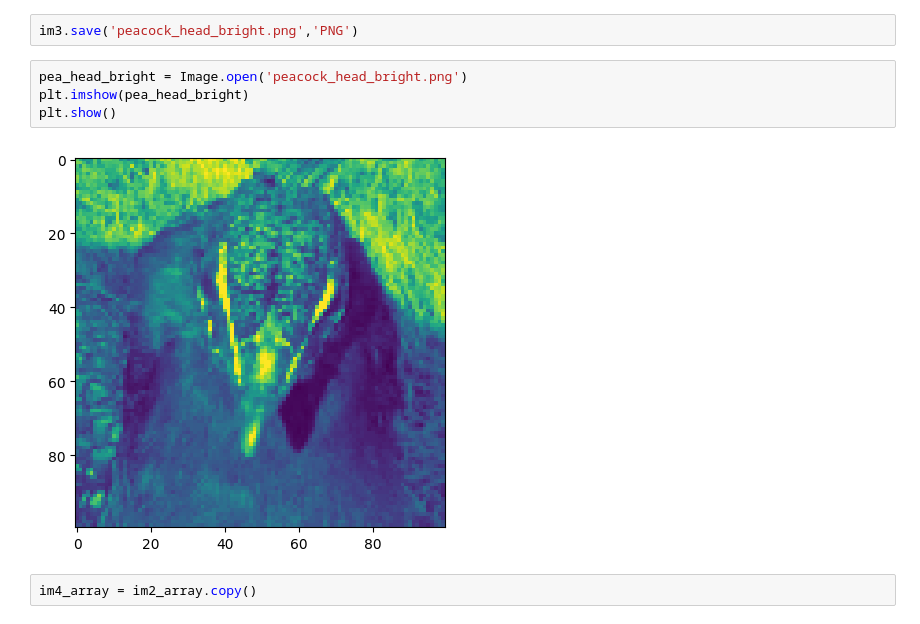
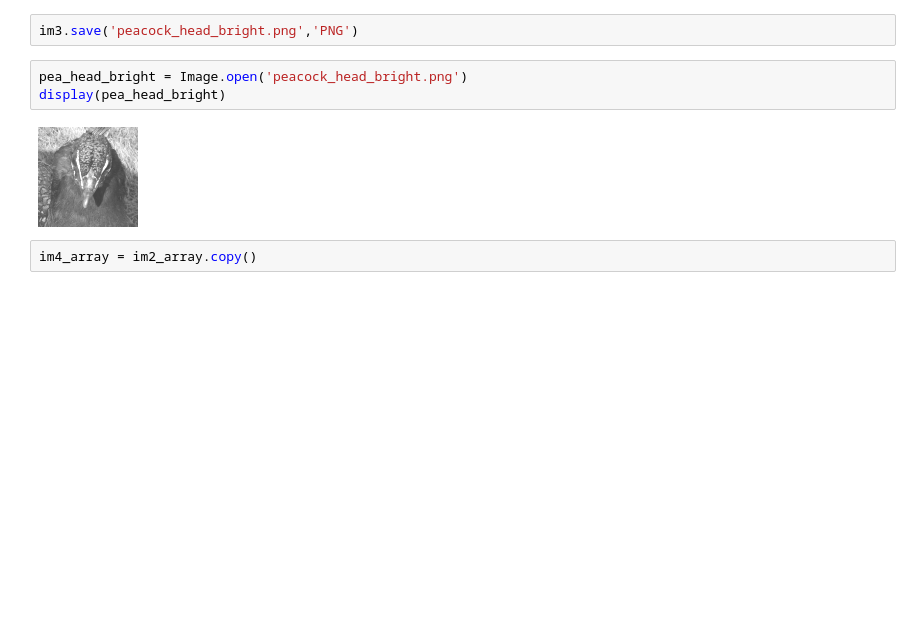
Before and after one commit to Vihangip/CPSC-425, a Jupyter notebook: Assignment_0.ipynb, the cells around one changed output. Saved outputs shown, nothing was run; the diff lists cells and outputs as text; blank space fills up the shorter version.

```diff
--- a/Assignment_0.ipynb
+++ b/Assignment_0.ipynb
@@ -61,10 +54,9 @@ im3 = Image.fromarray(im3_array)
 im3.save('peacock_head_bright.png','PNG')
 # %%
 pea_head_bright = Image.open('peacock_head_bright.png')
-plt.imshow(pea_head_bright)
-plt.show()
+display(pea_head_bright)
 # %% [output]
-[figure, old version]
+[figure, new version]
 # %%
 im4_array = im2_array.copy()
 # %%
```
Also changed, not shown: parts of 8 cells of this notebook.
